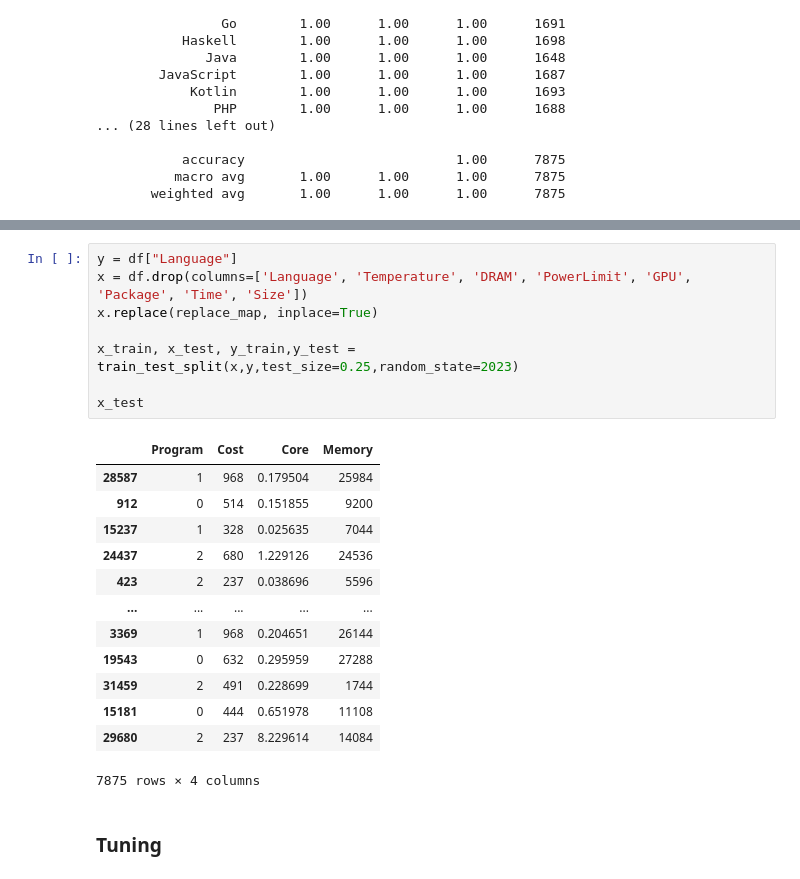
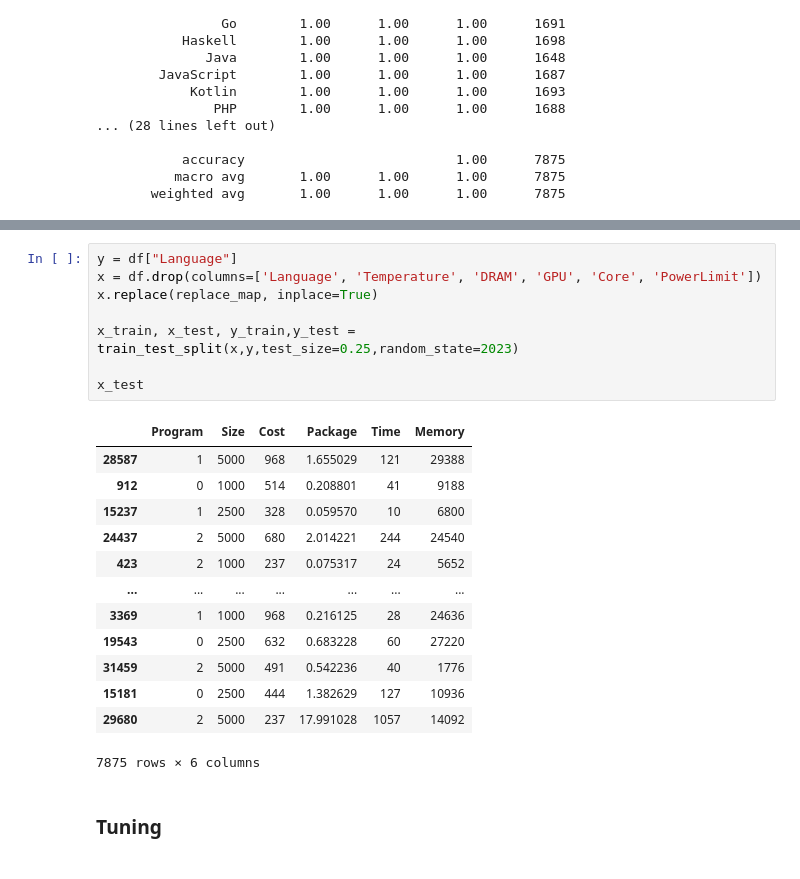
Before and after one commit to realRunlo/EnergyMeasurement, a Jupyter notebook: notebooks/decision_tree.ipynb, the cells around one changed output, grey strips where cells are left out. Saved outputs shown, nothing was run; the diff lists cells and outputs as text.

```diff
--- a/notebooks/decision_tree.ipynb
+++ b/notebooks/decision_tree.ipynb
@@ -99,25 +99,25 @@ plt.show()
 # %%
 y = df["Language"]
-x = df.drop(columns=['Language', 'Temperature', 'DRAM', 'PowerLimit', 'GPU', 'Package', 'Time', 'Size'])
+x = df.drop(columns=['Language', 'Temperature', 'DRAM', 'GPU', 'Core', 'PowerLimit'])
 x.replace(replace_map, inplace=True)
 
 x_train, x_test, y_train,y_test = train_test_split(x,y,test_size=0.25,random_state=2023)
 
 x_test
 # %% [output]
-|  | Program | Cost | Core | Memory |
-| 28587 | 1 | 968 | 0.179504 | 25984 |
-| 912 | 0 | 514 | 0.151855 | 9200 |
-| 15237 | 1 | 328 | 0.025635 | 7044 |
-| 24437 | 2 | 680 | 1.229126 | 24536 |
-| 423 | 2 | 237 | 0.038696 | 5596 |
-| ... | ... | ... | ... | ... |
-| 3369 | 1 | 968 | 0.204651 | 26144 |
-| 19543 | 0 | 632 | 0.295959 | 27288 |
-| 31459 | 2 | 491 | 0.228699 | 1744 |
-| 15181 | 0 | 444 | 0.651978 | 11108 |
-| 29680 | 2 | 237 | 8.229614 | 14084 |
+|  | Program | Size | Cost | Package | Time | Memory |
+| 28587 | 1 | 5000 | 968 | 1.655029 | 121 | 29388 |
+| 912 | 0 | 1000 | 514 | 0.208801 | 41 | 9188 |
+| 15237 | 1 | 2500 | 328 | 0.059570 | 10 | 6800 |
+| 24437 | 2 | 5000 | 680 | 2.014221 | 244 | 24540 |
+| 423 | 2 | 1000 | 237 | 0.075317 | 24 | 5652 |
+| ... | ... | ... | ... | ... | ... | ... |
+| 3369 | 1 | 1000 | 968 | 0.216125 | 28 | 24636 |
+| 19543 | 0 | 2500 | 632 | 0.683228 | 60 | 27220 |
+| 31459 | 2 | 5000 | 491 | 0.542236 | 40 | 1776 |
+| 15181 | 0 | 2500 | 444 | 1.382629 | 127 | 10936 |
+| 29680 | 2 | 5000 | 237 | 17.991028 | 1057 | 14092 |
-7875 rows × 4 columns
+7875 rows × 6 columns
 # %% [markdown]
 ### Tuning
 # %%
```
Also changed, not shown: parts of 3 cells of this notebook, 50 other files.
